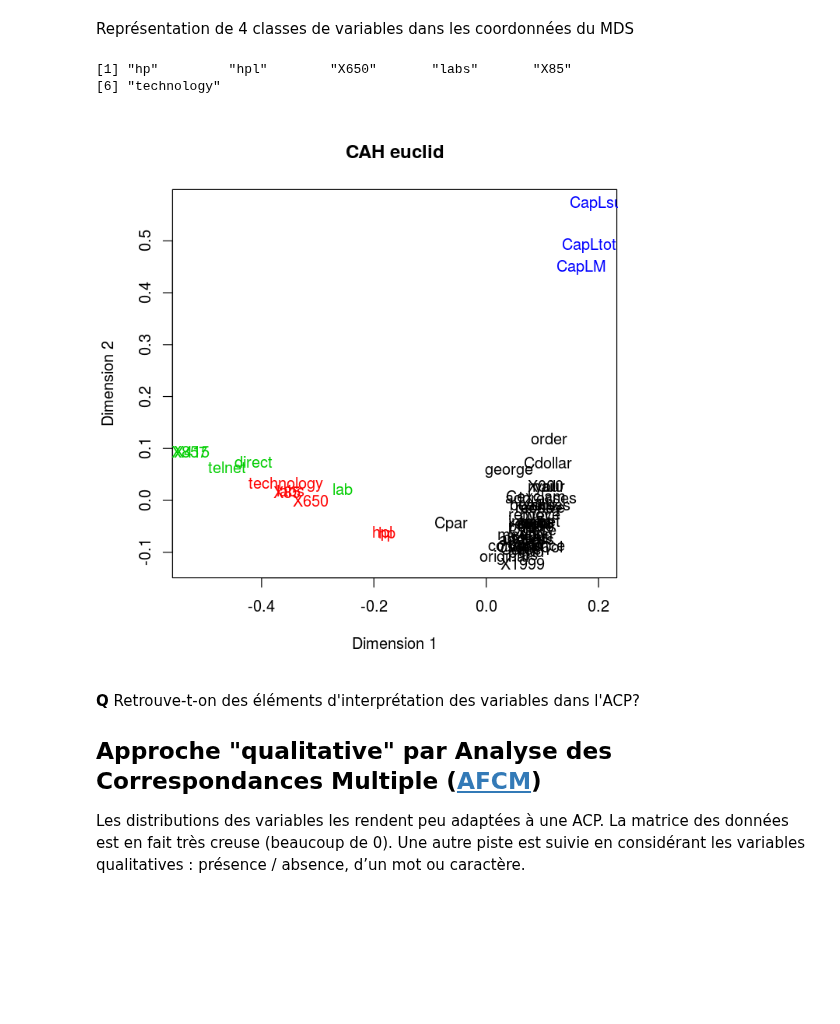
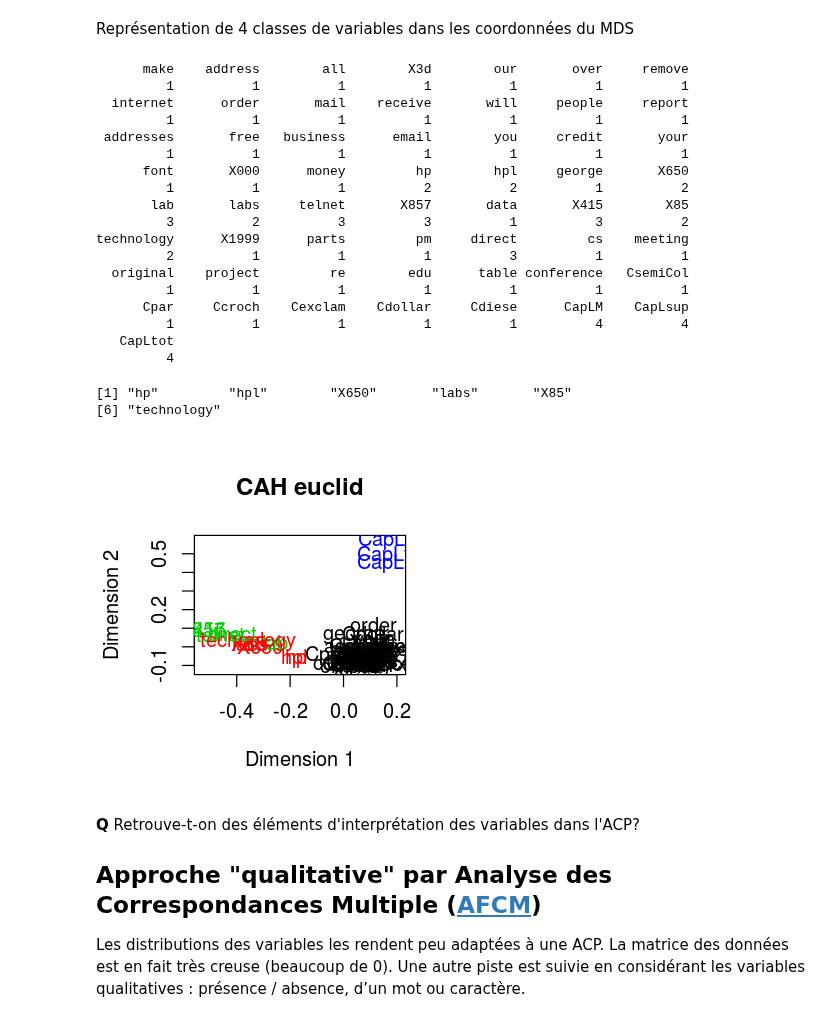
Before and after one commit to wikistat/Exploration, a Jupyter notebook: Spam/Explo-R-spam.ipynb, the cells around one changed output. Drawn from its saved outputs; the diff is of its cells as text; code cells hidden in the pictures; blank space fills up the shorter version.

```diff
--- a/Spam/Explo-R-spam.ipynb
+++ b/Spam/Explo-R-spam.ipynb
@@ -83,8 +83,8 @@ CapLtot	| Nombre totale de lettres capitales |	Mt1 / Mt2 / Mt3
 Les données, déjà bien nettoyées et préparées à partir des messages bruts sont disponibles le fichier `spam.dat` chargé avec ce calepin dans le même répertoire .
  Les lire avec les commandes suivantes:
 # %%
-spam=read.table("spam.dat",header=TRUE)
-spam[,1]=as.factor(spam[,1])
+spam <- read.table("spam.dat", header = TRUE)
+spam[, 1] <- as.factor(spam[, 1])
 summary(spam)
 # %% [output]
  spam          make           address            all              X3d
@@ -142,5 +164,5 @@ boxplot(log(1+spam[,"CapLtot"]));hist(log(1+spam[,"CapLtot"]),main="",xlab="")
 # %%
-Lspam=data.frame("spam"=spam[,1],log(1+spam[,2:58]))
+Lspam <- data.frame("spam" = spam[, 1], log(1 + spam[, -1]))
 # %% [markdown]
 ## Approche "quantitative"
 ### [Analyse en composantes principales](http://wikistat.fr/pdf/st-m-explo-acp.pdf)
@@ -269,7 +289,7 @@ Ces résultat ne sont pas satisfaisants, notamment à cause du nombre de variabl
 
 **Q** Quelles est, ci-dessous, la distance calculée entre les "variables"? Est-elle euclidienne? Quelle autre distance aurait pu être utilisée?
 # %%
-dist.var<-as.dist(1-cor(Lspam[2:58])**2)
+dist.var <- as.dist(1 - cor(Lspam[2:58])^2)
 # %% [markdown]
 **Q** Quelle est la méthode utilisée ci-dessous et avec quelle option? Quelles autres options sont disponibles?
 # %%
@@ -295,29 +315,48 @@ Représentation des classes dans le premier plan du MDS.
 
 **Q** La représentation obtenue ci-dessous est assez similaire à celle de l’ACP. Pourquoi selon-vous ?
 # %%
-rS = cor(Lspam[2:58])
-dS2=sqrt(1-rS**2)
-dN=dimnames(Lspam[2:58])[[2]]
-mdspam= cmdscale(dS2, k=2)
-options(repr.plot.width=6, repr.plot.height=6)
-plot(mdspam, type="n", xlab="", ylab="",main="")
-text(mdspam,dN)
-abline(v=0,h=0)
+rS <- cor(Lspam[-1])
+dS2 <- sqrt(1-rS^2)
+dN <- names(Lspam[-1])
+mdspam <- cmdscale(dS2, k = 2)
+options(repr.plot.width = 6, repr.plot.height = 6)
+plot(mdspam, type = "n", xlab = "", ylab = "", main = "")
+text(mdspam, dN)
+abline(v = 0, h = 0)
 # %% [output]
 [figure]
 # %% [markdown]
 Représentation de 4 classes de variables dans les coordonnées du MDS
 # %%
-classes <- cutree(clas.var,k=4)
+classes <- cutree(clas.var, k = 4)
 #sort(classes)
-names(classes[classes==2]) #variables de la classe 2
-coul = classes
-plot(mdspam, type="n", xlab="Dimension 1",ylab="Dimension 2", main="CAH euclid")
-text(mdspam,dN,col=coul)
+print(classes)
+names(classes[classes == 2]) #variables de la classe 2
+coul <- classes
+plot(mdspam, type = "n", xlab = "Dimension 1", ylab = "Dimension 2", main = "CAH euclid")
+text(mdspam, dN, col = coul)
 # %% [output]
-[1] "hp"         "hpl"        "X650"       "labs"       "X85"
-[6] "technology"
+      make    address        all        X3d        our       over     remove
+         1          1          1          1          1          1          1
+  internet      order       mail    receive       will     people     report
+         1          1          1          1          1          1          1
+ addresses       free   business      email        you     credit       your
+         1          1          1          1          1          1          1
+      font       X000      money         hp        hpl     george       X650
+         1          1          1          2          2          1          2
+       lab       labs     telnet       X857       data       X415        X85
+         3          2          3          3          1          3          2
+technology      X1999      parts         pm     direct         cs    meeting
+         2          1          1          1          3          1          1
+  original    project         re        edu      table conference   CsemiCol
+         1          1          1          1          1          1          1
+      Cpar     Ccroch    Cexclam    Cdollar     Cdiese      CapLM    CapLsup
+         1          1          1          1          1          4          4
+   CapLtot
+         4
+[1] "hp"         "hpl"        "X650"       "labs"       "X85"
+[6] "technology"
-[figure, old version]
+[figure, new version]
 # %% [markdown]
 **Q** Retrouve-t-on des éléments d'interprétation des variables dans l'ACP?
 
```
Also changed, not shown: parts of 34 cells of this notebook, 1 other file.
